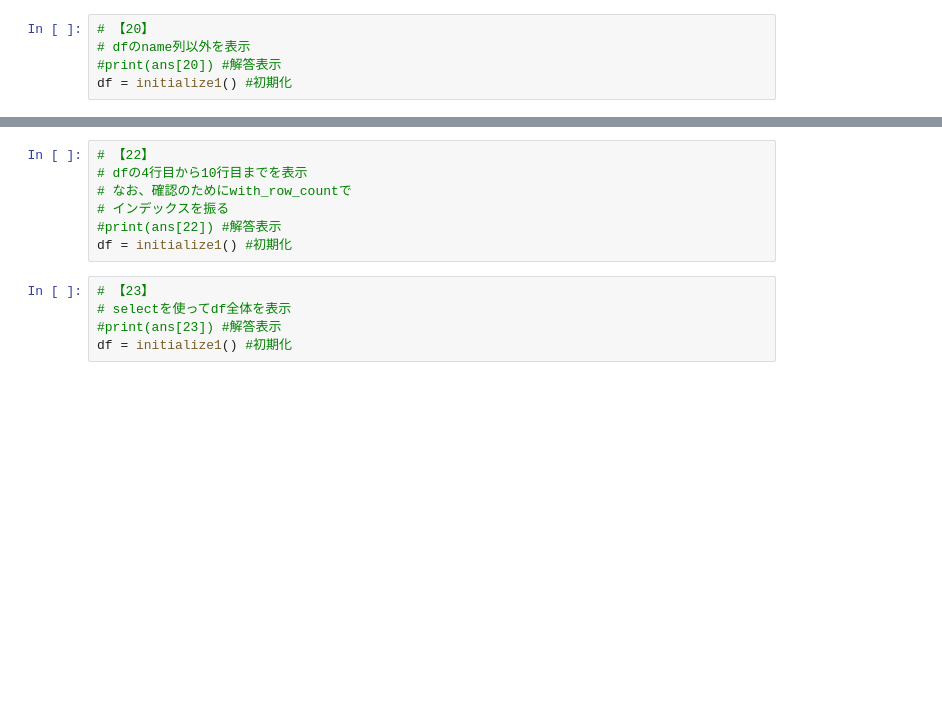
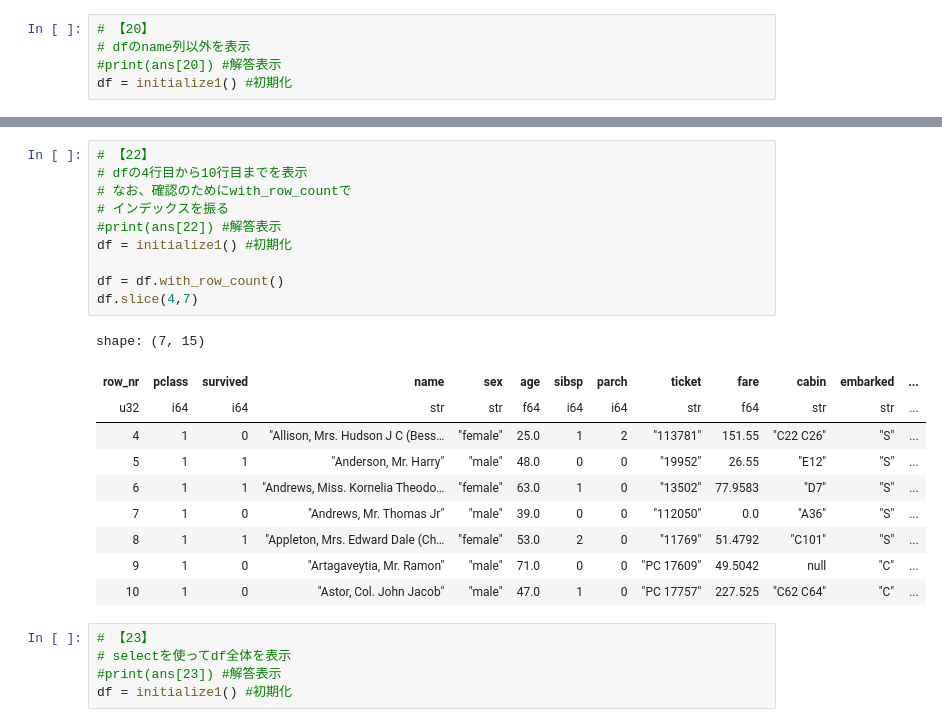
Before and after one commit to HiroshiATakano/Polars_100_knocks, a Jupyter notebook: 03_Polars_100_Knocks_for_colab.ipynb, the cells around one changed output, grey strips where cells are left out. Saved outputs shown, nothing was run; the diff lists cells and outputs as text; blank space fills up the shorter version.

```diff
--- a/03_Polars_100_Knocks_for_colab.ipynb
+++ b/03_Polars_100_Knocks_for_colab.ipynb
@@ -448,10 +460,24 @@ df = initialize1() #初期化
 # %%
 # 【22】
 # dfの4行目から10行目までを表示
 # なお、確認のためにwith_row_countで
 # インデックスを振る
 #print(ans[22]) #解答表示
 df = initialize1() #初期化
+
+df = df.with_row_count()
+df.slice(4,7)
+# %% [output]
+shape: (7, 15)
+| row_nr | pclass | survived | name | sex | age | sibsp | parch | ticket | fare | cabin | embarked | ... |
+| u32 | i64 | i64 | str | str | f64 | i64 | i64 | str | f64 | str | str | ... |
+| 4 | 1 | 0 | "Allison, Mrs. Hudson J C (Bess… | "female" | 25.0 | 1 | 2 | "113781" | 151.55 | "C22 C26" | "S" | ... |
+| 5 | 1 | 1 | "Anderson, Mr. Harry" | "male" | 48.0 | 0 | 0 | "19952" | 26.55 | "E12" | "S" | ... |
+| 6 | 1 | 1 | "Andrews, Miss. Kornelia Theodo… | "female" | 63.0 | 1 | 0 | "13502" | 77.9583 | "D7" | "S" | ... |
+| 7 | 1 | 0 | "Andrews, Mr. Thomas Jr" | "male" | 39.0 | 0 | 0 | "112050" | 0.0 | "A36" | "S" | ... |
+| 8 | 1 | 1 | "Appleton, Mrs. Edward Dale (Ch… | "female" | 53.0 | 2 | 0 | "11769" | 51.4792 | "C101" | "S" | ... |
+| 9 | 1 | 0 | "Artagaveytia, Mr. Ramon" | "male" | 71.0 | 0 | 0 | "PC 17609" | 49.5042 | null | "C" | ... |
+| 10 | 1 | 0 | "Astor, Col. John Jacob" | "male" | 47.0 | 1 | 0 | "PC 17757" | 227.525 | "C62 C64" | "C" | ... |
 # %%
 # 【23】
 # selectを使ってdf全体を表示
```
Also changed, not shown: parts of 3 cells of this notebook.
